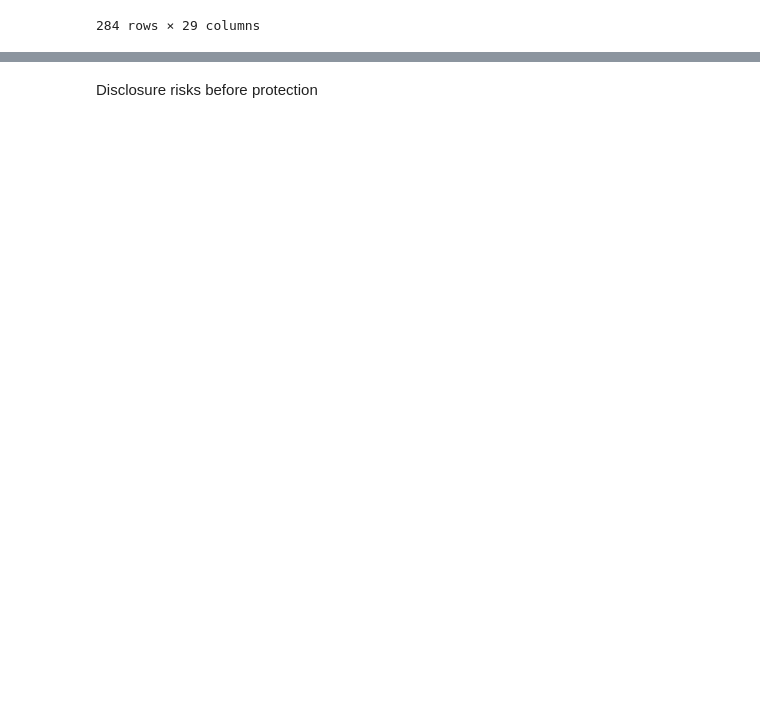
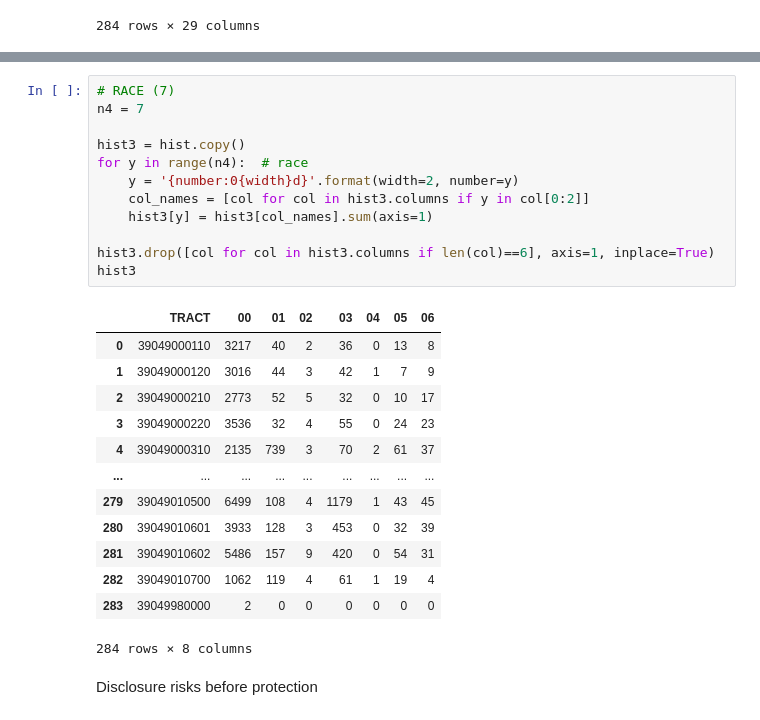
Before and after one commit to linyuehzzz/privacy-framework, a Jupyter notebook: set-coverage-exact-k.ipynb, the cells around one changed output, grey strips where cells are left out. Cells and saved outputs as stored; diff of their text form; blank space fills up the shorter version.

```diff
--- a/set-coverage-exact-k.ipynb
+++ b/set-coverage-exact-k.ipynb
@@ -76,3 +106,29 @@ hist
+# %%
+# RACE (7)
+n4 = 7
+
+hist3 = hist.copy()
+for y in range(n4):  # race
+    y = '{number:0{width}d}'.format(width=2, number=y)
+    col_names = [col for col in hist3.columns if y in col[0:2]]
+    hist3[y] = hist3[col_names].sum(axis=1)
+
+hist3.drop([col for col in hist3.columns if len(col)==6], axis=1, inplace=True)
+hist3
+# %% [output]
+|  | TRACT | 00 | 01 | 02 | 03 | 04 | 05 | 06 |
+| 0 | 39049000110 | 3217 | 40 | 2 | 36 | 0 | 13 | 8 |
+| 1 | 39049000120 | 3016 | 44 | 3 | 42 | 1 | 7 | 9 |
+| 2 | 39049000210 | 2773 | 52 | 5 | 32 | 0 | 10 | 17 |
+| 3 | 39049000220 | 3536 | 32 | 4 | 55 | 0 | 24 | 23 |
+| 4 | 39049000310 | 2135 | 739 | 3 | 70 | 2 | 61 | 37 |
+| ... | ... | ... | ... | ... | ... | ... | ... | ... |
+| 279 | 39049010500 | 6499 | 108 | 4 | 1179 | 1 | 43 | 45 |
+| 280 | 39049010601 | 3933 | 128 | 3 | 453 | 0 | 32 | 39 |
+| 281 | 39049010602 | 5486 | 157 | 9 | 420 | 0 | 54 | 31 |
+| 282 | 39049010700 | 1062 | 119 | 4 | 61 | 1 | 19 | 4 |
+| 283 | 39049980000 | 2 | 0 | 0 | 0 | 0 | 0 | 0 |
+284 rows × 8 columns
 # %% [markdown]
 Disclosure risks before protection
 # %%
```
Also changed, not shown: parts of 10 cells of this notebook, 1 other file.
